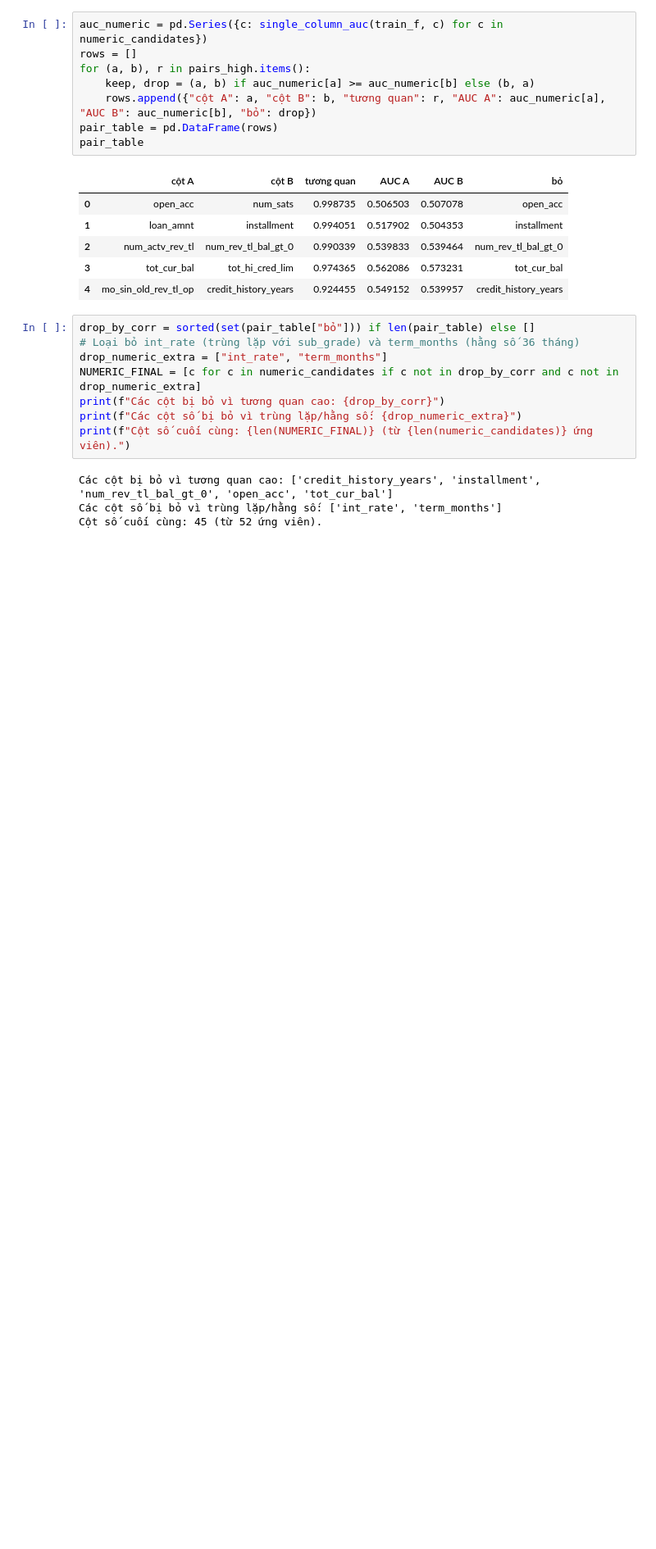
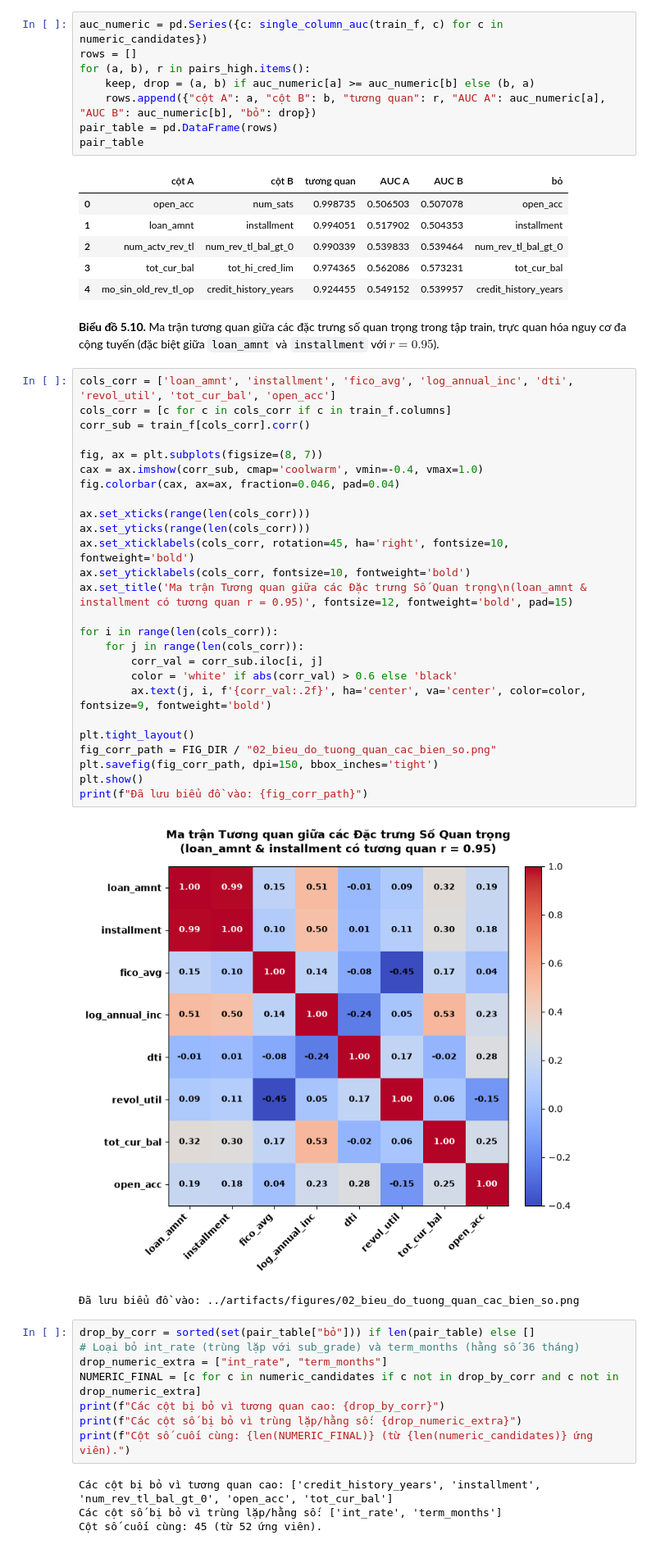
Before and after one commit to Eliza516/Lending-Club-Credit-Scoring, a Jupyter notebook: notebooks/02_lam_sach_va_feature.ipynb, the cells around one changed output. Shown at 82% size. Cells and saved outputs as stored; diff of their text form; blank space fills up the shorter version.

```diff
--- a/notebooks/02_lam_sach_va_feature.ipynb
+++ b/notebooks/02_lam_sach_va_feature.ipynb
@@ -836,6 +928,37 @@ pair_table
 | 2 | num_actv_rev_tl | num_rev_tl_bal_gt_0 | 0.990339 | 0.539833 | 0.539464 | num_rev_tl_bal_gt_0 |
 | 3 | tot_cur_bal | tot_hi_cred_lim | 0.974365 | 0.562086 | 0.573231 | tot_cur_bal |
 | 4 | mo_sin_old_rev_tl_op | credit_history_years | 0.924455 | 0.549152 | 0.539957 | credit_history_years |
+# %% [markdown]
+**Biểu đồ 5.10.** Ma trận tương quan giữa các đặc trưng số quan trọng trong tập train, trực quan hóa nguy cơ đa cộng tuyến (đặc biệt giữa `loan_amnt` và `installment` với $r = 0.95$).
+# %%
+cols_corr = ['loan_amnt', 'installment', 'fico_avg', 'log_annual_inc', 'dti', 'revol_util', 'tot_cur_bal', 'open_acc']
+cols_corr = [c for c in cols_corr if c in train_f.columns]
+corr_sub = train_f[cols_corr].corr()
+
+fig, ax = plt.subplots(figsize=(8, 7))
+cax = ax.imshow(corr_sub, cmap='coolwarm', vmin=-0.4, vmax=1.0)
+fig.colorbar(cax, ax=ax, fraction=0.046, pad=0.04)
+
+ax.set_xticks(range(len(cols_corr)))
+ax.set_yticks(range(len(cols_corr)))
+ax.set_xticklabels(cols_corr, rotation=45, ha='right', fontsize=10, fontweight='bold')
+ax.set_yticklabels(cols_corr, fontsize=10, fontweight='bold')
+ax.set_title('Ma trận Tương quan giữa các Đặc trưng Số Quan trọng\n(loan_amnt & installment có tương quan r = 0.95)', fontsize=12, fontweight='bold', pad=15)
+
+for i in range(len(cols_corr)):
+    for j in range(len(cols_corr)):
+        corr_val = corr_sub.iloc[i, j]
+        color = 'white' if abs(corr_val) > 0.6 else 'black'
+        ax.text(j, i, f'{corr_val:.2f}', ha='center', va='center', color=color, fontsize=9, fontweight='bold')
+
+plt.tight_layout()
+fig_corr_path = FIG_DIR / "02_bieu_do_tuong_quan_cac_bien_so.png"
+plt.savefig(fig_corr_path, dpi=150, bbox_inches='tight')
+plt.show()
+print(f"Đã lưu biểu đồ vào: {fig_corr_path}")
+# %% [output]
+[figure, added]
+Đã lưu biểu đồ vào: ../artifacts/figures/02_bieu_do_tuong_quan_cac_bien_so.png
 # %%
 drop_by_corr = sorted(set(pair_table["bỏ"])) if len(pair_table) else []
 # Loại bỏ int_rate (trùng lặp với sub_grade) và term_months (hằng số 36 tháng)
```
Also changed, not shown: parts of 12 cells of this notebook.
